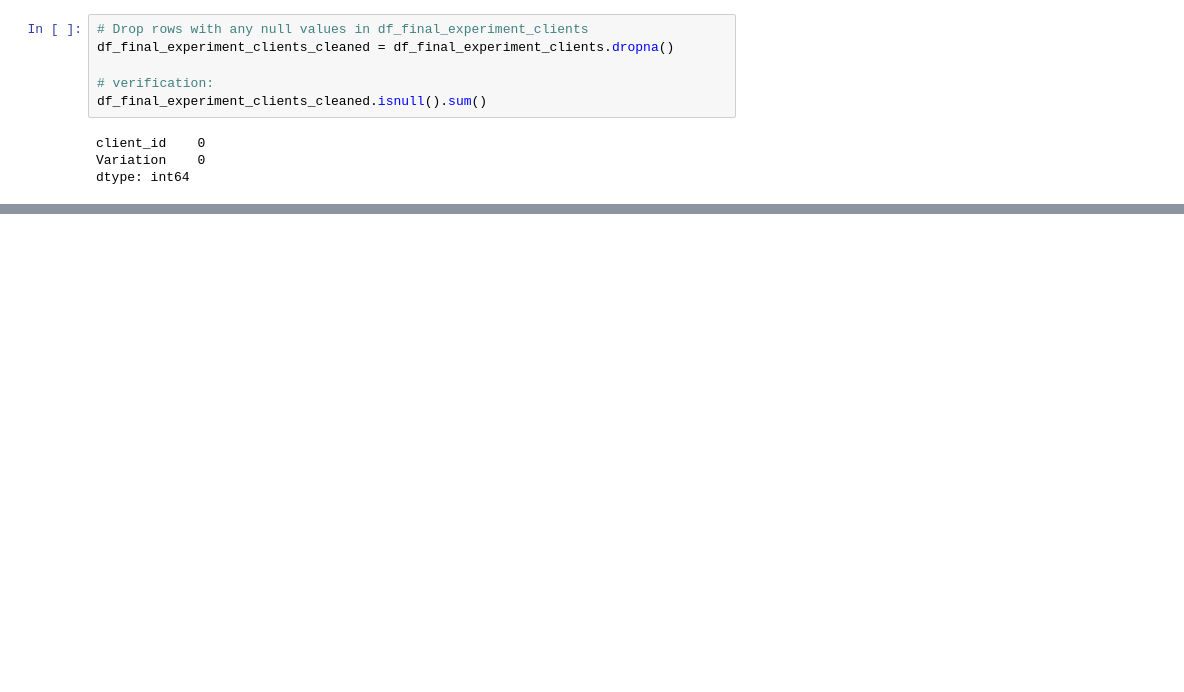
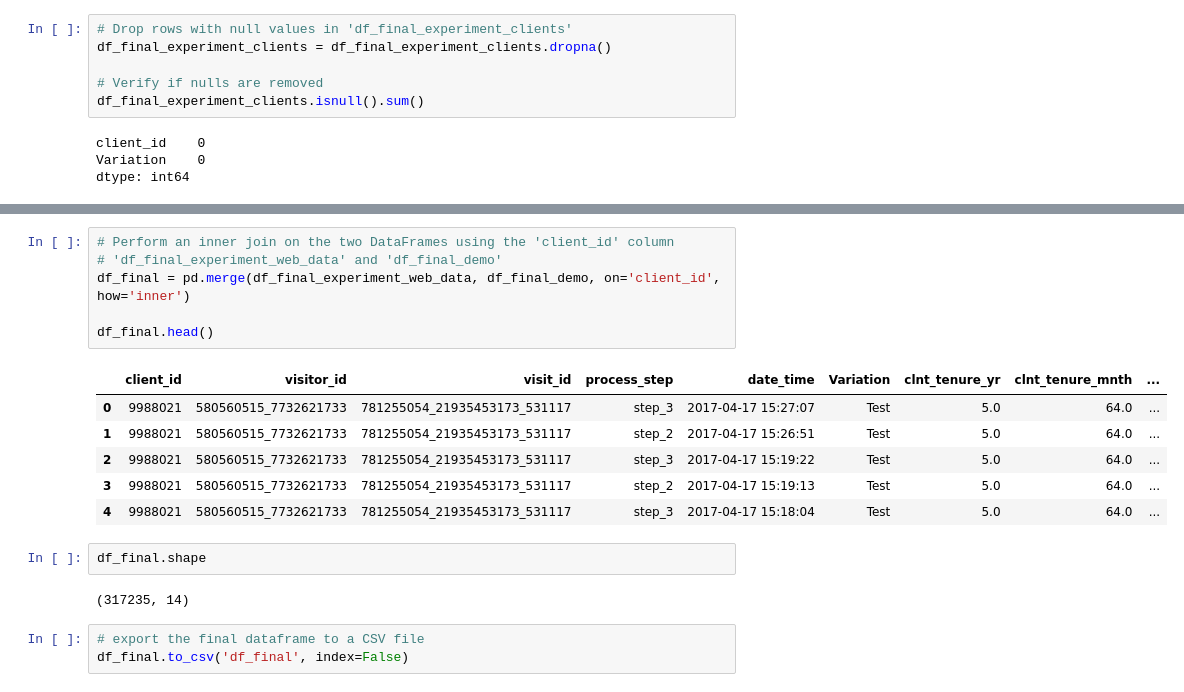
Before and after one commit to PaolaGaray/vanguard-ab-test, a Jupyter notebook: notebooks/cleaning_digital_footprints_df.ipynb, the cells around one changed output, grey strips where cells are left out. Cells and saved outputs as stored; diff of their text form; blank space fills up the shorter version.

```diff
--- a/notebooks/cleaning_digital_footprints_df.ipynb
+++ b/notebooks/cleaning_digital_footprints_df.ipynb
@@ -83,11 +172,11 @@ client_id        0
 Variation    20109
 dtype: int64
 # %%
-# Drop rows with any null values in df_final_experiment_clients
-df_final_experiment_clients_cleaned = df_final_experiment_clients.dropna()
+# Drop rows with null values in 'df_final_experiment_clients'
+df_final_experiment_clients = df_final_experiment_clients.dropna()
 
-# verification:
-df_final_experiment_clients_cleaned.isnull().sum()
+# Verify if nulls are removed
+df_final_experiment_clients.isnull().sum()
 # %% [output]
 client_id    0
 Variation    0
@@ -118 +260,21 @@ df_experiment_data.shape
+# %%
+# Perform an inner join on the two DataFrames using the 'client_id' column
+# 'df_final_experiment_web_data' and 'df_final_demo'
+df_final = pd.merge(df_final_experiment_web_data, df_final_demo, on='client_id', how='inner')
+
+df_final.head()
+# %% [output]
+|  | client_id | visitor_id | visit_id | process_step | date_time | Variation | clnt_tenure_yr | clnt_tenure_mnth | ... |
+| 0 | 9988021 | 580560515_7732621733 | 781255054_21935453173_531117 | step_3 | 2017-04-17 15:27:07 | Test | 5.0 | 64.0 | ... |
+| 1 | 9988021 | 580560515_7732621733 | 781255054_21935453173_531117 | step_2 | 2017-04-17 15:26:51 | Test | 5.0 | 64.0 | ... |
+| 2 | 9988021 | 580560515_7732621733 | 781255054_21935453173_531117 | step_3 | 2017-04-17 15:19:22 | Test | 5.0 | 64.0 | ... |
+| 3 | 9988021 | 580560515_7732621733 | 781255054_21935453173_531117 | step_2 | 2017-04-17 15:19:13 | Test | 5.0 | 64.0 | ... |
+| 4 | 9988021 | 580560515_7732621733 | 781255054_21935453173_531117 | step_3 | 2017-04-17 15:18:04 | Test | 5.0 | 64.0 | ... |
+# %%
+df_final.shape
+# %% [output]
+(317235, 14)
+# %%
+# export the final dataframe to a CSV file
+df_final.to_csv('df_final', index=False)
 # %%
```
Also changed, not shown: parts of 31 cells of this notebook, 4 other files.
